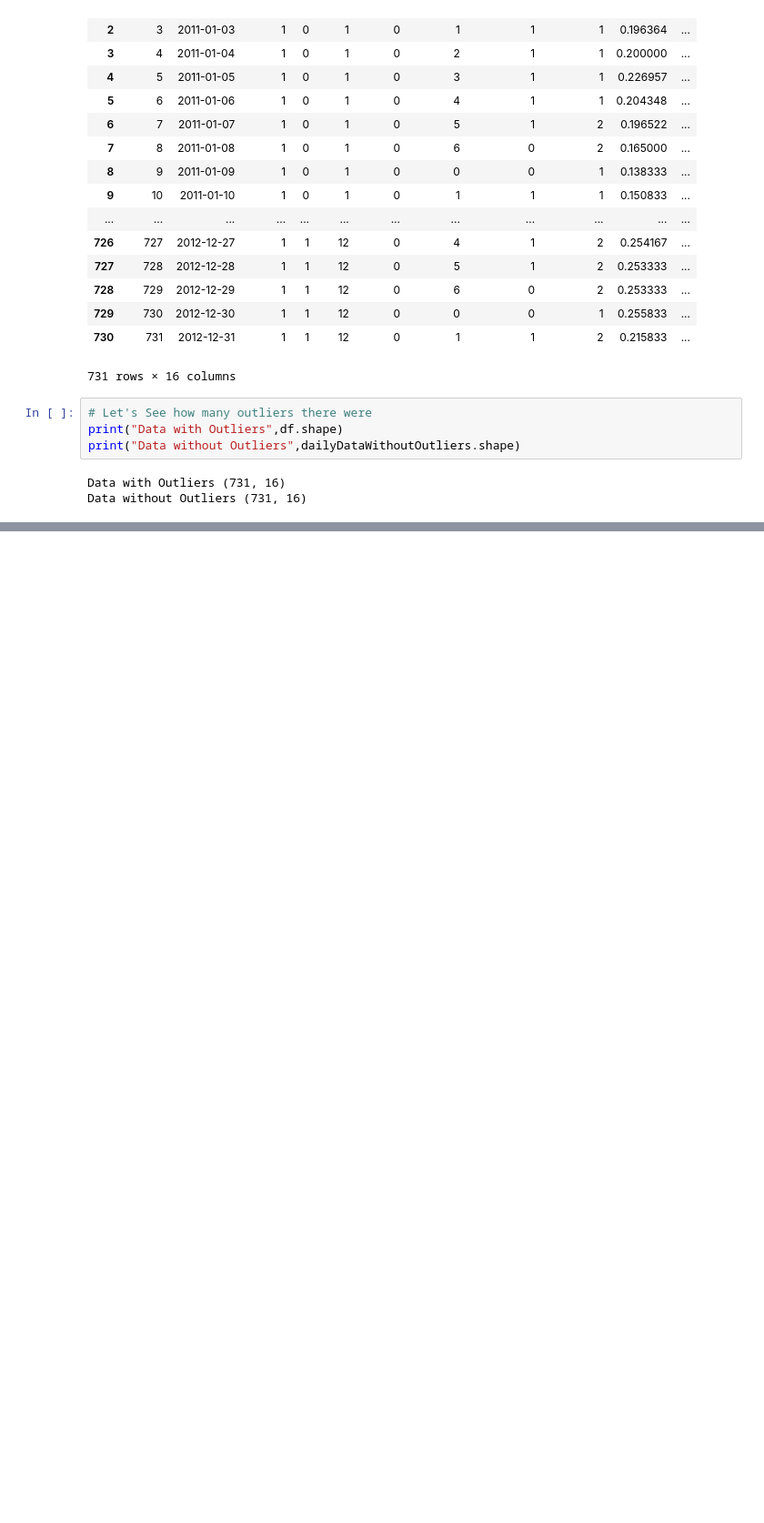
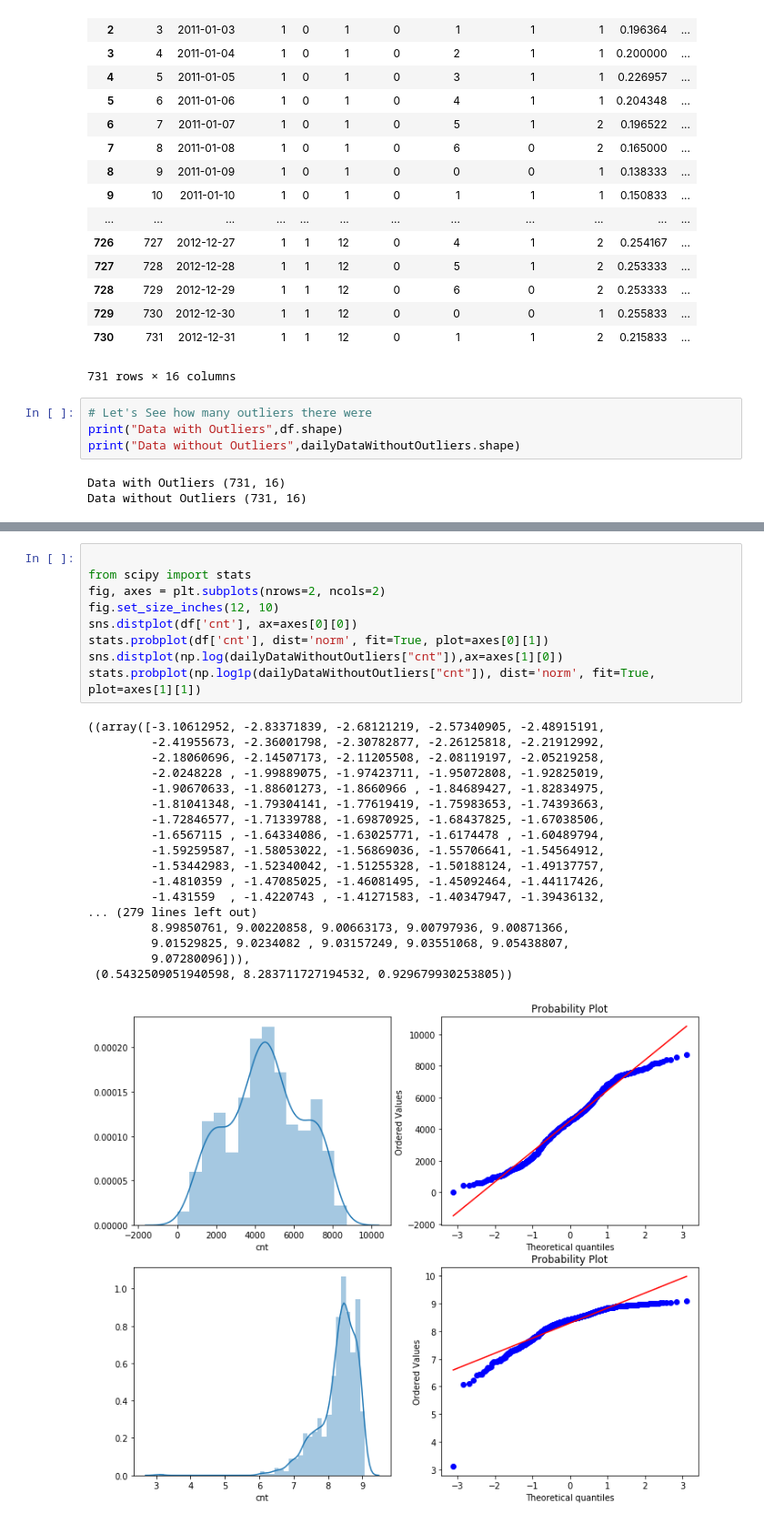
Before and after one commit to 369hiper/Bike-Rental-Prediction, a Jupyter notebook: Bike Rental Prediction.ipynb, the cells around one changed output, grey strips where cells are left out. Shown at 91% size. Drawn from its saved outputs; the diff is of its cells as text; blank space fills up the shorter version.

```diff
--- a/Bike Rental Prediction.ipynb
+++ b/Bike Rental Prediction.ipynb
@@ -149,0 +166,28 @@ mask = np.array(corrMatt)
+# %%
+
+from scipy import stats
+fig, axes = plt.subplots(nrows=2, ncols=2)
+fig.set_size_inches(12, 10)
+sns.distplot(df['cnt'], ax=axes[0][0])
+stats.probplot(df['cnt'], dist='norm', fit=True, plot=axes[0][1])
+sns.distplot(np.log(dailyDataWithoutOutliers["cnt"]),ax=axes[1][0])
+stats.probplot(np.log1p(dailyDataWithoutOutliers["cnt"]), dist='norm', fit=True, plot=axes[1][1])
+# %% [output]
+((array([-3.10612952, -2.83371839, -2.68121219, -2.57340905, -2.48915191,
+         -2.41955673, -2.36001798, -2.30782877, -2.26125818, -2.21912992,
+         -2.18060696, -2.14507173, -2.11205508, -2.08119197, -2.05219258,
+         -2.0248228 , -1.99889075, -1.97423711, -1.95072808, -1.92825019,
+         -1.90670633, -1.88601273, -1.8660966 , -1.84689427, -1.82834975,
+         -1.81041348, -1.79304141, -1.77619419, -1.75983653, -1.74393663,
+         -1.72846577, -1.71339788, -1.69870925, -1.68437825, -1.67038506,
+         -1.6567115 , -1.64334086, -1.63025771, -1.6174478 , -1.60489794,
+         -1.59259587, -1.58053022, -1.56869036, -1.55706641, -1.54564912,
+         -1.53442983, -1.52340042, -1.51255328, -1.50188124, -1.49137757,
+         -1.4810359 , -1.47085025, -1.46081495, -1.45092464, -1.44117426,
+         -1.431559  , -1.4220743 , -1.41271583, -1.40347947, -1.39436132,
+... (279 lines left out)
+         8.99850761, 9.00220858, 9.00663173, 9.00797936, 9.00871366,
+         9.01529825, 9.0234082 , 9.03157249, 9.03551068, 9.05438807,
+         9.07280096])),
+ (0.5432509051940598, 8.283711727194532, 0.929679930253805))
+[figure, added]
```
Also changed, not shown: parts of 4 cells of this notebook.
